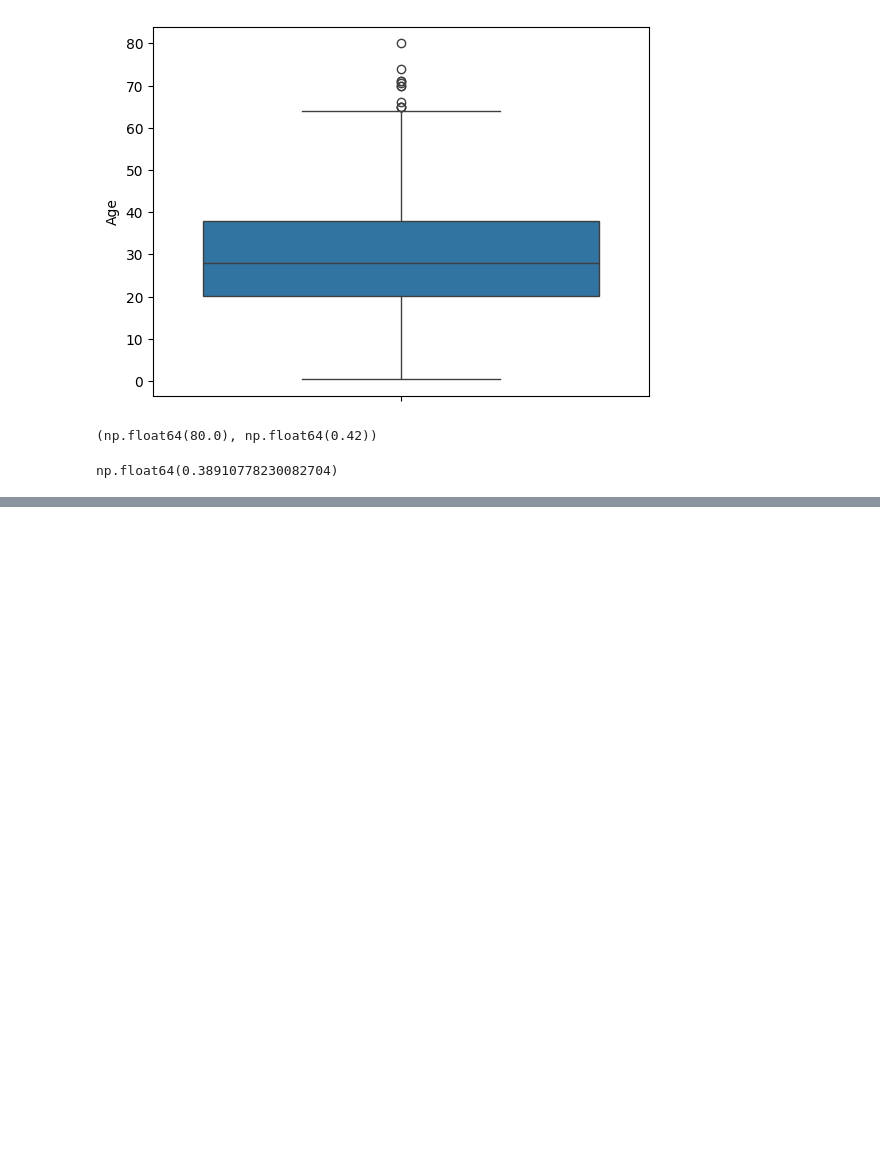
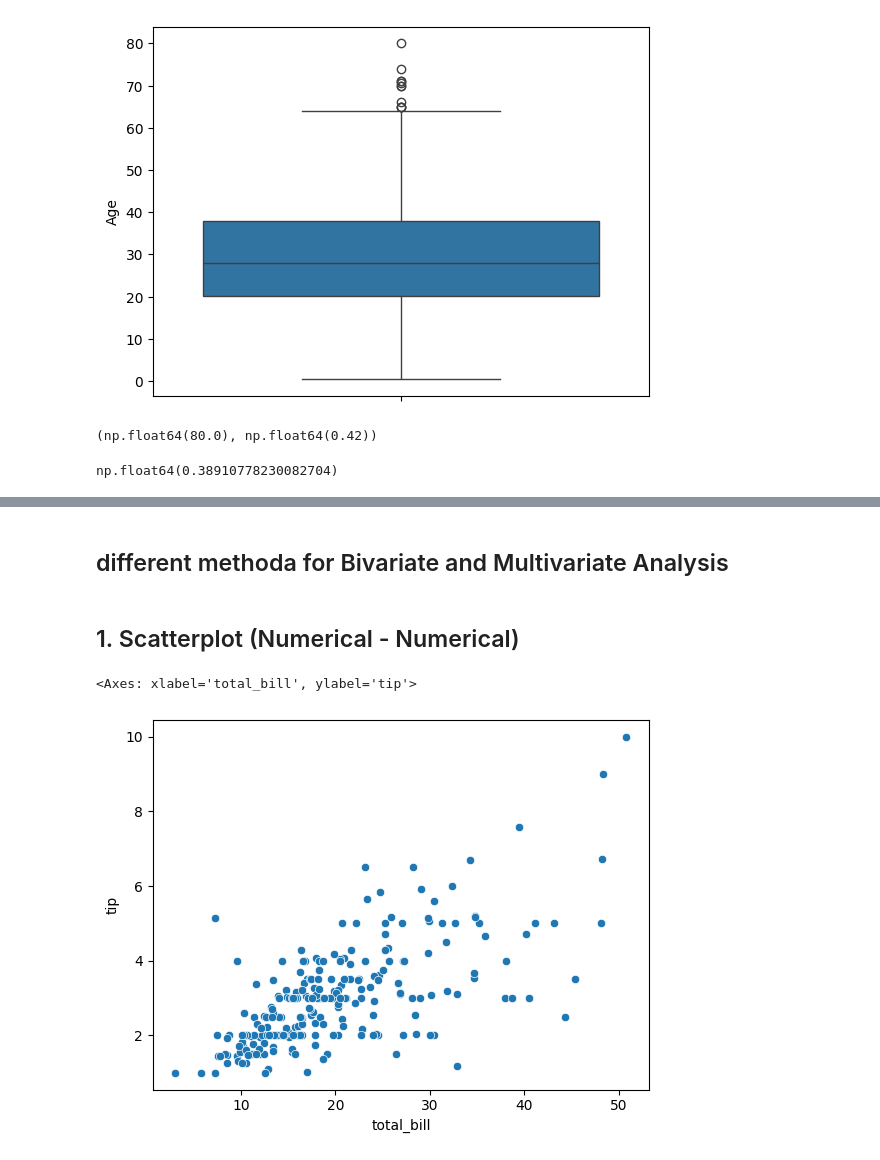
Before and after one commit to suddhu1/COESIS30Day, a Jupyter notebook: DAY_1/understanding_data.ipynb, the cells around one changed output, grey strips where cells are left out. Drawn from its saved outputs; the diff is of its cells as text; code cells hidden in the pictures; blank space fills up the shorter version.

Commit message:
data analysis

```diff
--- a/DAY_1/understanding_data.ipynb
+++ b/DAY_1/understanding_data.ipynb
@@ -243,0 +251,3 @@ np.float64(0.38910778230082704)
+# %%
+dataframe = pd.read_csv('https://raw.githubusercontent.com/sunnysavita10/Statistics-With-Python-CompleteGuide/refs/heads/main/Titanic.csv')
+hotel_tips = pd.read_csv(r'C:\Users\santo\OneDrive\Desktop\COESIS30  DAY CHALLANGE\DAY_1\tips.csv')
@@ -243,0 +303,9 @@ np.float64(0.38910778230082704)
+# %% [markdown]
+## different methoda for Bivariate and Multivariate Analysis
+# %% [markdown]
+## 1. Scatterplot (Numerical - Numerical)
+# %%
+sns.scatterplot(data=hotel_tips, x='total_bill', y='tip')
+# %% [output]
+<Axes: xlabel='total_bill', ylabel='tip'>
+[figure, added]
```
Also changed, not shown: parts of 44 cells of this notebook, 1 other file.
